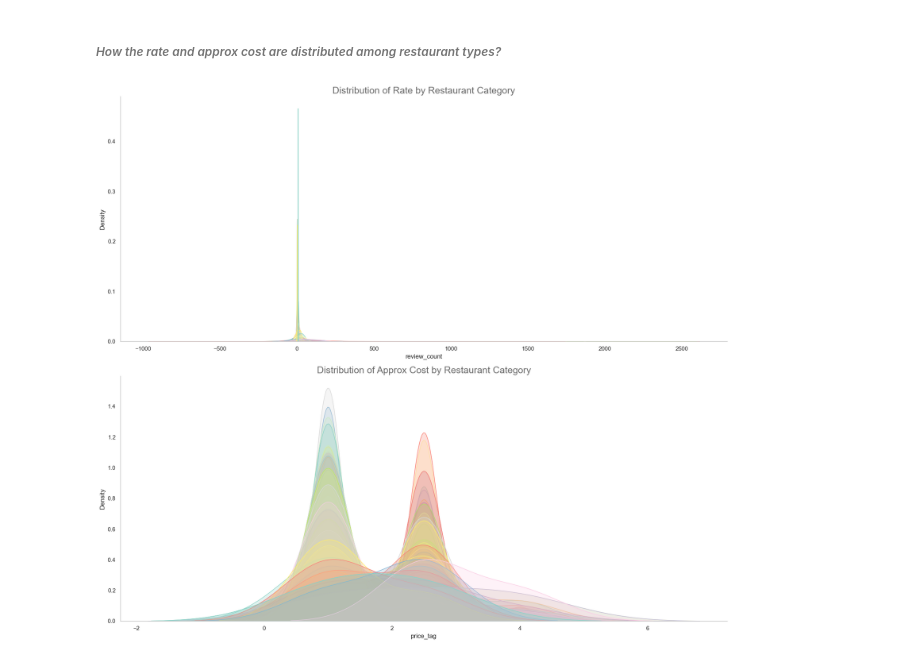
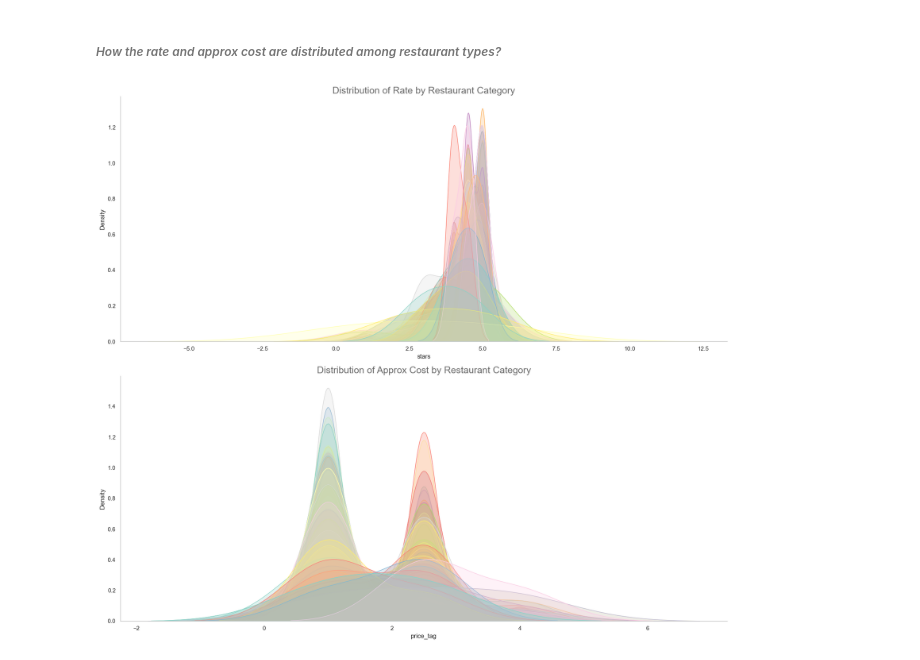
Before and after one commit to endritber/restaurant-success, a Jupyter notebook: notebooks/Restaurants_tripadvisor_41_21_ExploratoryDataAnalysis.ipynb, the cells around one changed output. Saved outputs shown, nothing was run; the diff lists cells and outputs as text; code cells hidden in the pictures.

```diff
--- a/notebooks/Restaurants_tripadvisor_41_21_ExploratoryDataAnalysis.ipynb
+++ b/notebooks/Restaurants_tripadvisor_41_21_ExploratoryDataAnalysis.ipynb
@@ -368,19 +368,19 @@ map1
 # %%
 data_to_plot = restaurants.explode('categories').reset_index(drop=True)
 rest_types = list(data_to_plot['categories'].value_counts().index)
 colors = sns.color_palette('Set3', n_colors=150)
 fig, axs = plt.subplots(2, 1, figsize=(17, 15))
 for r_type in rest_types:
     idx = rest_types.index(r_type)
-    kde_data = data_to_plot[(data_to_plot['review_count'] > 0) & (data_to_plot['categories'] == r_type)]
-    sns.kdeplot(kde_data['review_count'], ax=axs[0], color=colors[idx], shade=True, label=r_type)
+    kde_data = data_to_plot[(data_to_plot['stars'] > 0) & (data_to_plot['categories'] == r_type)]
+    sns.kdeplot(kde_data['stars'], ax=axs[0], color=colors[idx], shade=True, label=r_type)
     sns.kdeplot(kde_data['price_tag'], ax=axs[1], color=colors[idx], shade=True, label=r_type)
 
 # Customizing charts
 axs[0].set_title('Distribution of Rate by Restaurant Category', color='dimgrey', size=18)
 axs[1].set_title('Distribution of Approx Cost by Restaurant Category', color='dimgrey', size=18)
 for ax in axs:
     format_spines(ax, right_border=False)
 plt.tight_layout()
 # %% [output]
-[figure, old version]
+[figure, new version]
```
Also changed, not shown: 1 other file.
